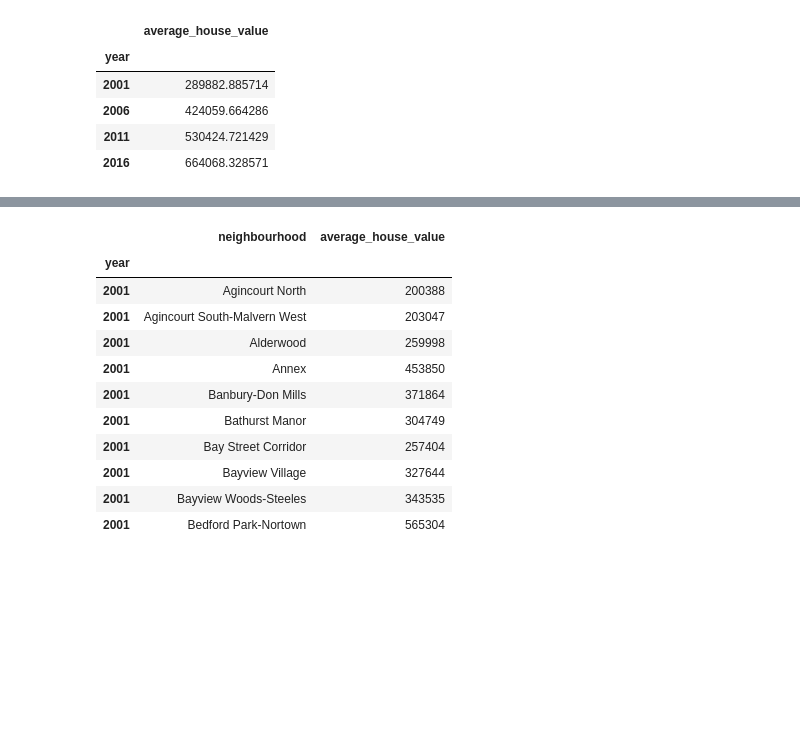
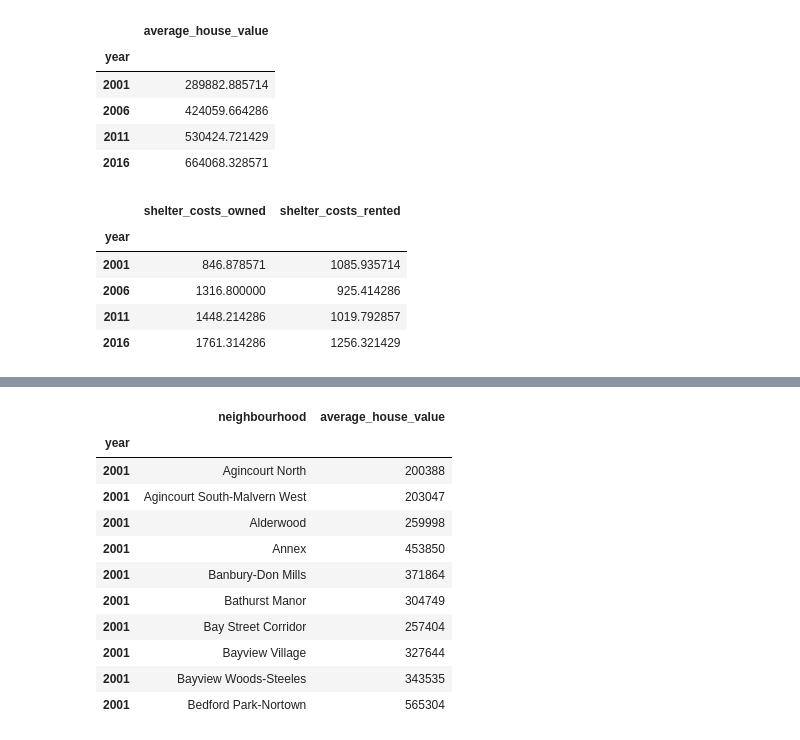
Before and after one commit to AdoboPeanuts/PyViz_Homework, a Jupyter notebook: PyViz/dashboard.ipynb, the cells around one changed output, grey strips where cells are left out. Drawn from its saved outputs; the diff is of its cells as text; code cells hidden in the pictures; blank space fills up the shorter version.

```diff
--- a/PyViz/dashboard.ipynb
+++ b/PyViz/dashboard.ipynb
@@ -168,6 +168,19 @@ avg_house_value
 | 2006 | 424059.664286 |
 | 2011 | 530424.721429 |
 | 2016 | 664068.328571 |
+# %%
+# Calculated the average monthly shelter costs for owned and rented dwellings
+
+shelter_avg_costs = census_data[['shelter_costs_owned', 'shelter_costs_rented']].groupby(census_data.index).mean()
+
+shelter_avg_costs
+# %% [output]
+|  | shelter_costs_owned | shelter_costs_rented |
+| year |  |  |
+| 2001 | 846.878571 | 1085.935714 |
+| 2006 | 1316.800000 | 925.414286 |
+| 2011 | 1448.214286 | 1019.792857 |
+| 2016 | 1761.314286 | 1256.321429 |
 # %%
 # Combined data frame
 
```
